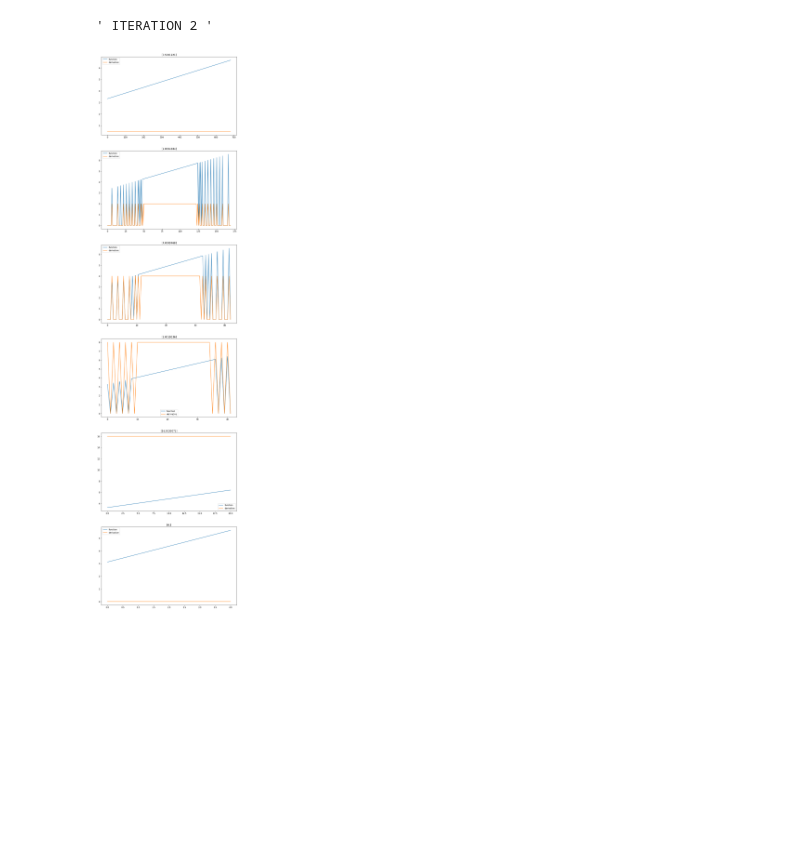
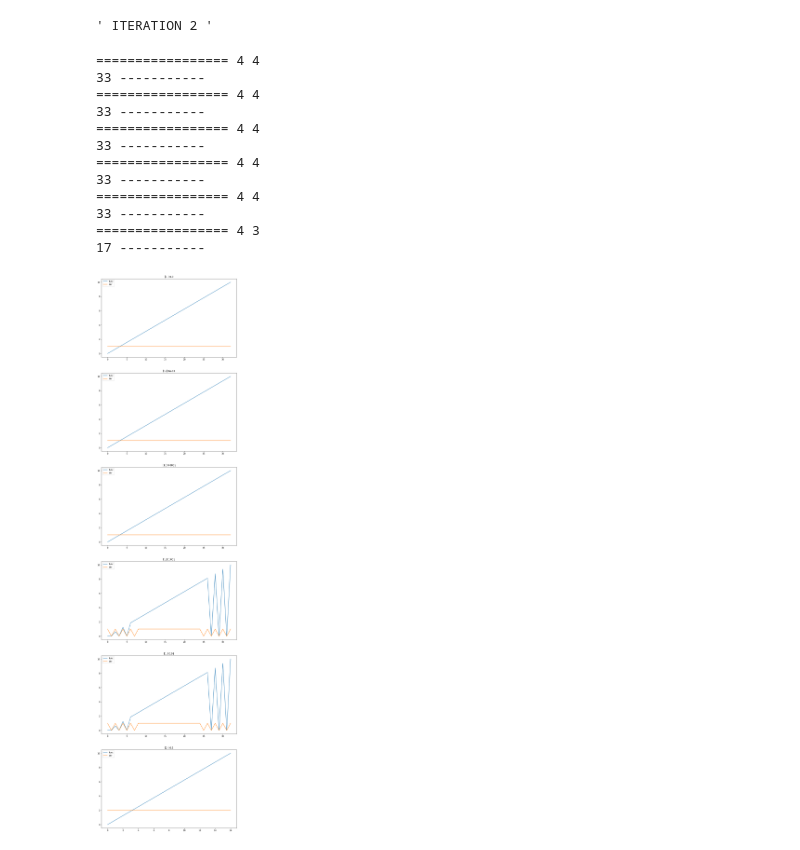
Before and after one commit to RedShift51/wavelets, a Jupyter notebook: wavelets_new.ipynb, the cells around one changed output. Drawn from its saved outputs; the diff is of its cells as text; code cells hidden in the pictures; blank space fills up the shorter version.

```diff
--- a/wavelets_new.ipynb
+++ b/wavelets_new.ipynb
@@ -1025,17 +1039,16 @@ def adjust_lvl_increase(y_in, L_in, jlvl_in, jmax, delta_jlvl, x_in):
     D_now[0] = True
     for j in range(0, jlvl_in-1):
         s = 2**(jlvl_in-j-2)
-        D_idx = np.arange(s, ende, 2*s)
-        #print(ende)
+        D_idx = np.floor(np.arange(s, ende, 2*s)).astype(int)
         D_now[j+1] = (np.sum(L_in[D_idx]) > 0)
-
+    #print(D_now)
     D_now = copy.deepcopy(D_now)
     max_nonzero = copy.deepcopy(max([k0 for k0,k in enumerate(D_now) \
-                                     if k == True]))
+                                     if k == True]))+1
     jlvl_out = [max_nonzero][:][0]#[jlvl_in][:][0]
     #max_nonzero + 1 #max(jlvl_in-1, min(max_nonzero+1, jmax))
     jlvl_out += delta_jlvl
-
+    print("=================", jlvl_in, jlvl_out)
     y_out, L_out, x_out = [], [], []
     if jlvl_out > jlvl_in:
         s = 2**(jlvl_out - jlvl_in)
@@ -1089,7 +1102,7 @@ def add_adjacent(L_in, jlvl):
 
         if len(S_idx) > 0:
             coeff = 2**(min(j+1, jlvl-1) - j)
-            coeff = np.array([-1, 1]) * s / coeff
+            coeff = np.floor(np.array([-1., 1.]) * s / coeff)
             for ik in coeff:
                 true_idx = (S_idx + ik >= 0) & (S_idx + ik < ende)
                 L_adj[S_idx[true_idx==True] + int(ik)] = True
@@ -1105,12 +1118,13 @@ def reconstruction_check(jlvl, order_p, L_in):
         s = 2.**(jlvl-j-2)
 
         D_ind = np.arange(s, ende, 2*s).astype(int)
-        D_ind = D_ind[np.where(L_out[D_ind]==True)]
+        D_ind = D_ind[L_out[D_ind]==True]
 
         for i in D_ind:
-            n_range_corr = D_correction(i, ende, s, n_range)
+            n_range_corr = D_correction(i, ende, s, \
+                                        copy.deepcopy(n_range))
             order_corr = len(n_range_corr) - 1
-            for k in np.arange(order_corr + 1):
+            for k in range(order_corr + 1):
                 L_out[int(\
                     np.floor(i + (2*n_range_corr[k]+1)*s))] = \
                     L_out[int(\
@@ -1253,36 +1284,56 @@ def calculations(y_, L, jlvl, order_p, order_u, der_order, eps0, \
 # %%
-x_ = np.arange(0., 10.001, 10./ 4095.)
-func = lambda x: (np.sin(100.*x)*0. + \
-                  np.exp(- 25. * ((x-5.)**2) )).astype(np.float64)
+jlvl = 4
+m = 4
+
+x_ = np.linspace(0, 10, m * 2**(jlvl-1) + 1)
+#x_ = np.arange(0., 10.001, 10./ (m * 2**(jlvl-1)))
+
+func = lambda x: np.exp(- 5. * ((x-5.)**2) ).astype(np.float64)
+func_diff = lambda x: x
+
 y0_ = func(x_).astype(np.float64)
 y_ = copy.deepcopy(y0_)
-func_diff = lambda x: x
 
-jlvl = 8
+
 order_p = 3
 order_u = 3
 der_order=3
 L = np.ones((len(y_),), dtype=bool)
-ende_ = 1+8*2.**(jlvl-1)
+ende_ = 1+8*2.**(jlvl-2)
 h = 10. / (ende_-ende_%2)
 errs_1 = []
 
 fig, axs = plt.subplots(6, figsize=(12,50))
 for e0,eps in enumerate([0., 0.00001, 0.0001, 0.001, 0.01, 0.1]):
     #for eps in [0.01, 0.1]:
     eps0 = np.max(np.abs(y_)) * eps
-    y, df, d2f = calculations(y_, L, jlvl, order_p, order_u, \
+
+    #axs[e0].plot(np.arange(len(y_)), np.abs(y_) > eps0, label="init")
+    y, df, d2f, Ld, x_out = calculations(y_, L, jlvl, order_p, order_u, \
                           der_order, eps0, func_diff, \
                               copy.deepcopy(x_))
-    axs[e0].plot(y[int(len(df)/3): 2*int(len(df)/3)])
-    axs[e0].plot(df[int(len(df)/3): 2*int(len(df)/3)])
+    axs[e0].plot(y, label="func")#[Ld==True])
+    axs[e0].plot(df, label="der")#[Ld==True])
+    #axs[e0].plot(Ld)
     #print("uni", np.unique(df[int(len(df)/2)]))
-    axs[e0].set_title(str(np.unique(df[int(len(df)/2)])))
+    axs[e0].set_title(str(np.unique(df[int(len(df)/2)])) + " " + str(eps))
 
     #plt.plot(d2f)
     #plt.ylim(-0.1, 3)
     #plt.show()
-    axs[e0].legend(["function", "derivative"])
+    axs[e0].legend()
 plt.savefig("/home/alex/derivative.pdf")
 # %% [output]
+================= 4 4
+33 -----------
+================= 4 4
+33 -----------
+================= 4 4
+33 -----------
+================= 4 4
+33 -----------
+================= 4 4
+33 -----------
+================= 4 3
+17 -----------
-[figure, old version]
+[figure, new version]
```
Also changed, not shown: parts of 4 cells of this notebook, 1 other file.
